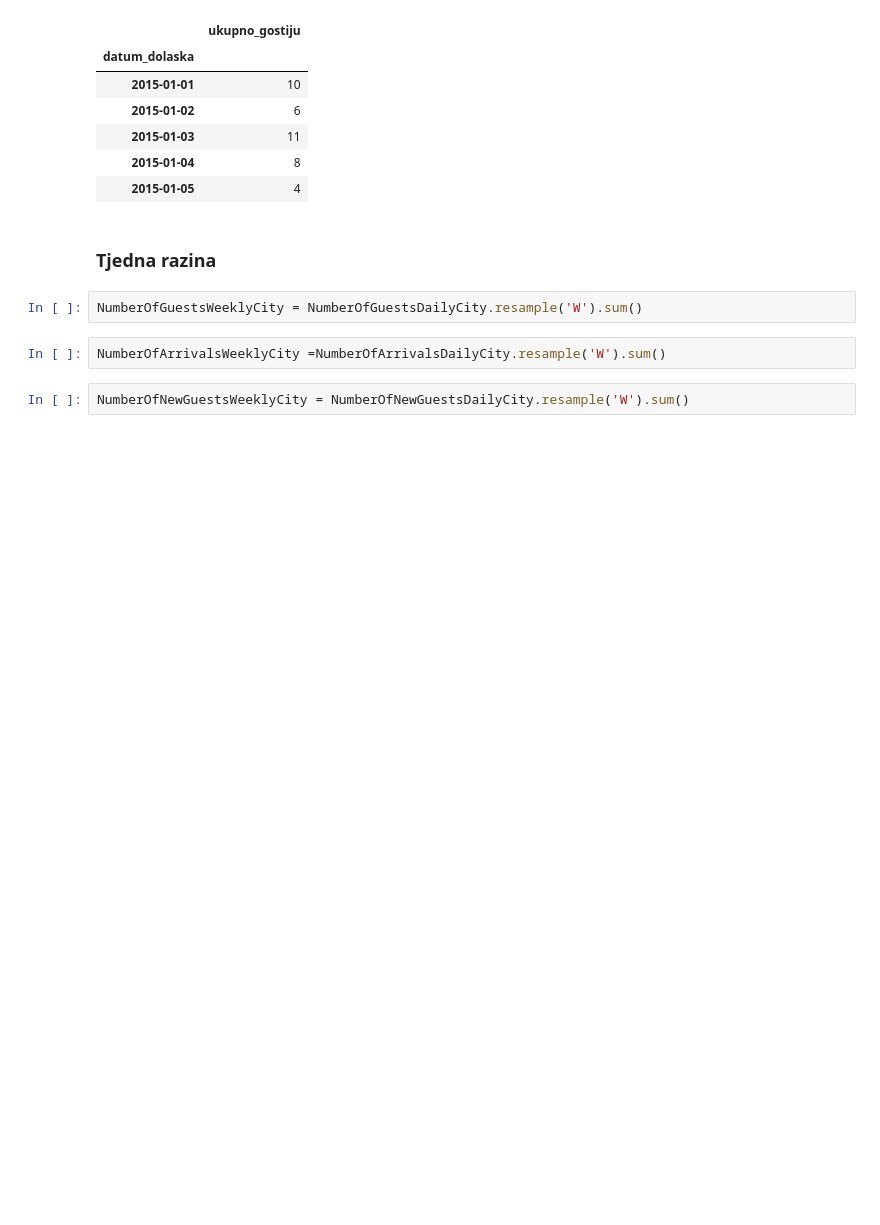
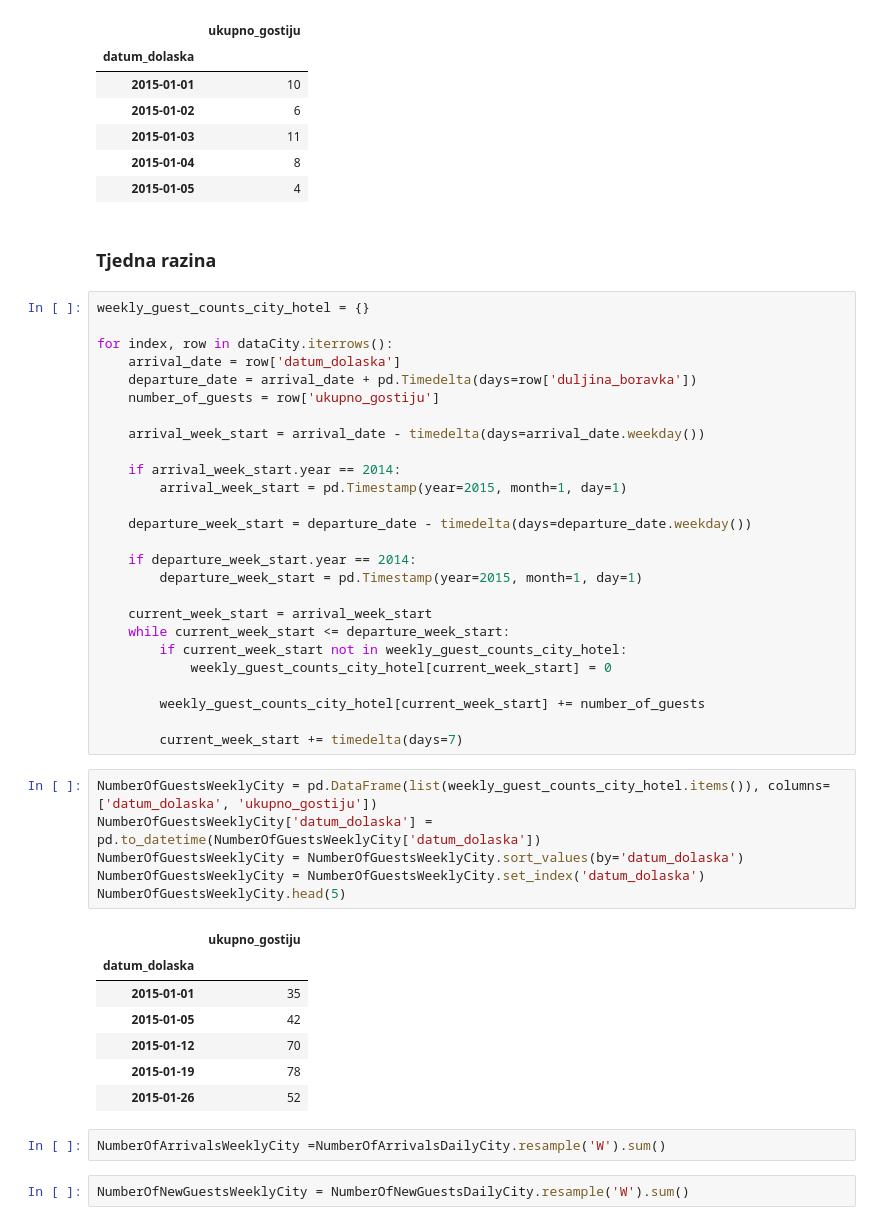
Before and after one commit to MarkoHaralovic/Prediction-of-Hotel-Occupancy, a Jupyter notebook: prediction-of-hotel-occupancy/notebooks/data_preprocessing.ipynb, the cells around one changed output. Saved outputs shown, nothing was run; the diff lists cells and outputs as text; blank space fills up the shorter version.

```diff
--- a/prediction-of-hotel-occupancy/notebooks/data_preprocessing.ipynb
+++ b/prediction-of-hotel-occupancy/notebooks/data_preprocessing.ipynb
@@ -159,8 +159,46 @@ NumberOfNewGuestsDailyCity.head(5)
 | 2015-01-05 | 4 |
 # %% [markdown]
 ### Tjedna razina
-# %%
-NumberOfGuestsWeeklyCity = NumberOfGuestsDailyCity.resample('W').sum()
+# %%
+weekly_guest_counts_city_hotel = {}
+
+for index, row in dataCity.iterrows():
+    arrival_date = row['datum_dolaska']
+    departure_date = arrival_date + pd.Timedelta(days=row['duljina_boravka'])
+    number_of_guests = row['ukupno_gostiju']
+
+    arrival_week_start = arrival_date - timedelta(days=arrival_date.weekday())
+
+    if arrival_week_start.year == 2014:
+        arrival_week_start = pd.Timestamp(year=2015, month=1, day=1)
+
+    departure_week_start = departure_date - timedelta(days=departure_date.weekday())
+
+    if departure_week_start.year == 2014:
+        departure_week_start = pd.Timestamp(year=2015, month=1, day=1)
+
+    current_week_start = arrival_week_start
+    while current_week_start <= departure_week_start:
+        if current_week_start not in weekly_guest_counts_city_hotel:
+            weekly_guest_counts_city_hotel[current_week_start] = 0
+
+        weekly_guest_counts_city_hotel[current_week_start] += number_of_guests
+
+        current_week_start += timedelta(days=7)
+# %%
+NumberOfGuestsWeeklyCity = pd.DataFrame(list(weekly_guest_counts_city_hotel.items()), columns=['datum_dolaska', 'ukupno_gostiju'])
+NumberOfGuestsWeeklyCity['datum_dolaska'] = pd.to_datetime(NumberOfGuestsWeeklyCity['datum_dolaska'])
+NumberOfGuestsWeeklyCity = NumberOfGuestsWeeklyCity.sort_values(by='datum_dolaska')
+NumberOfGuestsWeeklyCity = NumberOfGuestsWeeklyCity.set_index('datum_dolaska')
+NumberOfGuestsWeeklyCity.head(5)
+# %% [output]
+|  | ukupno_gostiju |
+| datum_dolaska |  |
+| 2015-01-01 | 35 |
+| 2015-01-05 | 42 |
+| 2015-01-12 | 70 |
+| 2015-01-19 | 78 |
+| 2015-01-26 | 52 |
 # %%
 NumberOfArrivalsWeeklyCity =NumberOfArrivalsDailyCity.resample('W').sum()
 # %%
```
Also changed, not shown: parts of 16 cells of this notebook, 7 other files.
